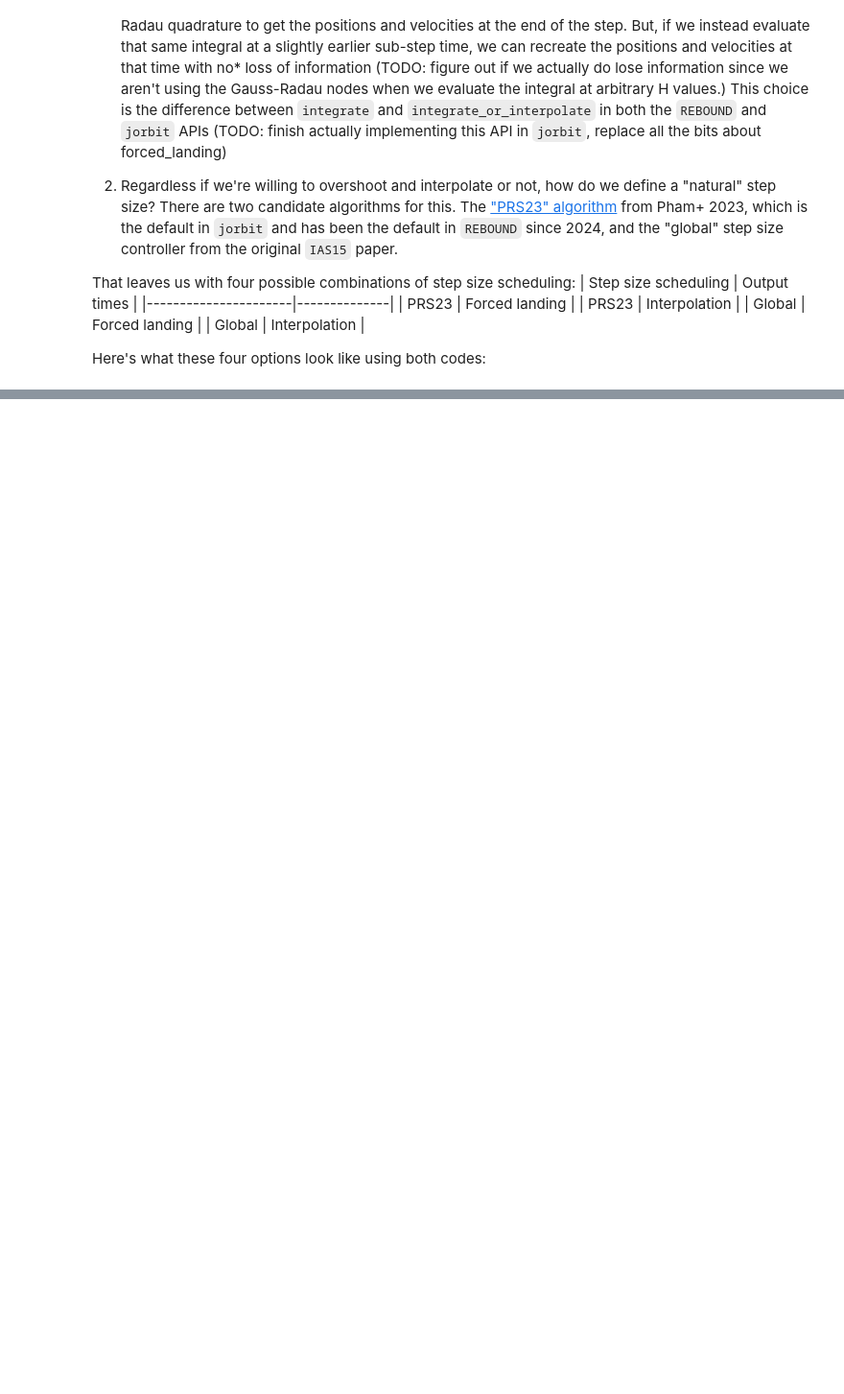
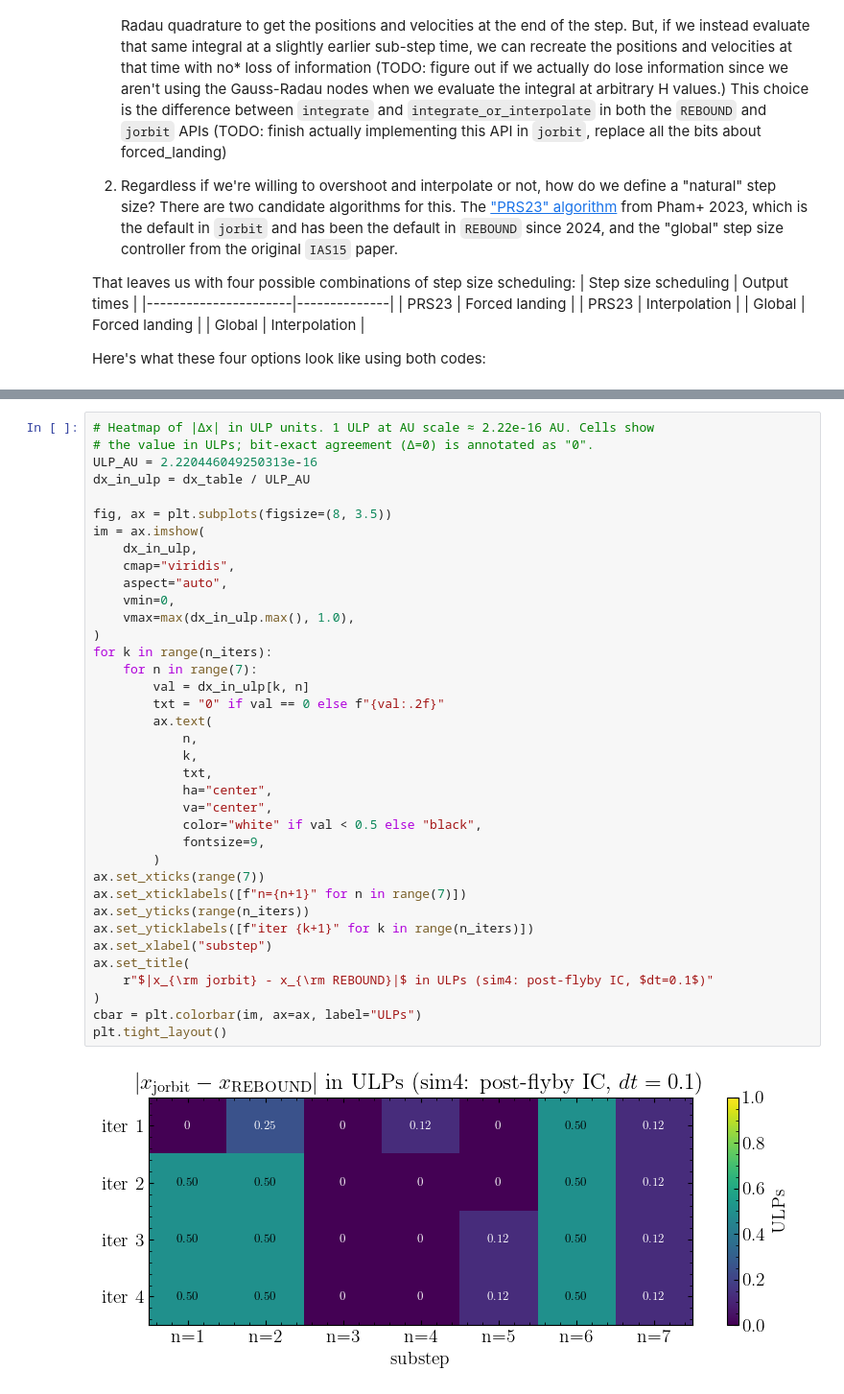
Before and after one commit to ben-cassese/jorbit, a Jupyter notebook: docs/tutorials/step_sizes.ipynb, the cells around one changed output, grey strips where cells are left out. Shown at 96% size. Drawn from its saved outputs; the diff is of its cells as text; blank space fills up the shorter version.

```diff
--- a/docs/tutorials/step_sizes.ipynb
+++ b/docs/tutorials/step_sizes.ipynb
@@ -264,0 +744,39 @@ ax.legend()
+# %%
+# Heatmap of |Δx| in ULP units. 1 ULP at AU scale ≈ 2.22e-16 AU. Cells show
+# the value in ULPs; bit-exact agreement (Δ=0) is annotated as "0".
+ULP_AU = 2.220446049250313e-16
+dx_in_ulp = dx_table / ULP_AU
+
+fig, ax = plt.subplots(figsize=(8, 3.5))
+im = ax.imshow(
+    dx_in_ulp,
+    cmap="viridis",
+    aspect="auto",
+    vmin=0,
+    vmax=max(dx_in_ulp.max(), 1.0),
+)
+for k in range(n_iters):
+    for n in range(7):
+        val = dx_in_ulp[k, n]
+        txt = "0" if val == 0 else f"{val:.2f}"
+        ax.text(
+            n,
+            k,
+            txt,
+            ha="center",
+            va="center",
+            color="white" if val < 0.5 else "black",
+            fontsize=9,
+        )
+ax.set_xticks(range(7))
+ax.set_xticklabels([f"n={n+1}" for n in range(7)])
+ax.set_yticks(range(n_iters))
+ax.set_yticklabels([f"iter {k+1}" for k in range(n_iters)])
+ax.set_xlabel("substep")
+ax.set_title(
+    r"$|x_{\rm jorbit} - x_{\rm REBOUND}|$ in ULPs (sim4: post-flyby IC, $dt=0.1$)"
+)
+cbar = plt.colorbar(im, ax=ax, label="ULPs")
+plt.tight_layout()
+# %% [output]
+[figure, added]
```
Also changed, not shown: parts of 27 cells of this notebook, 11 other files.
